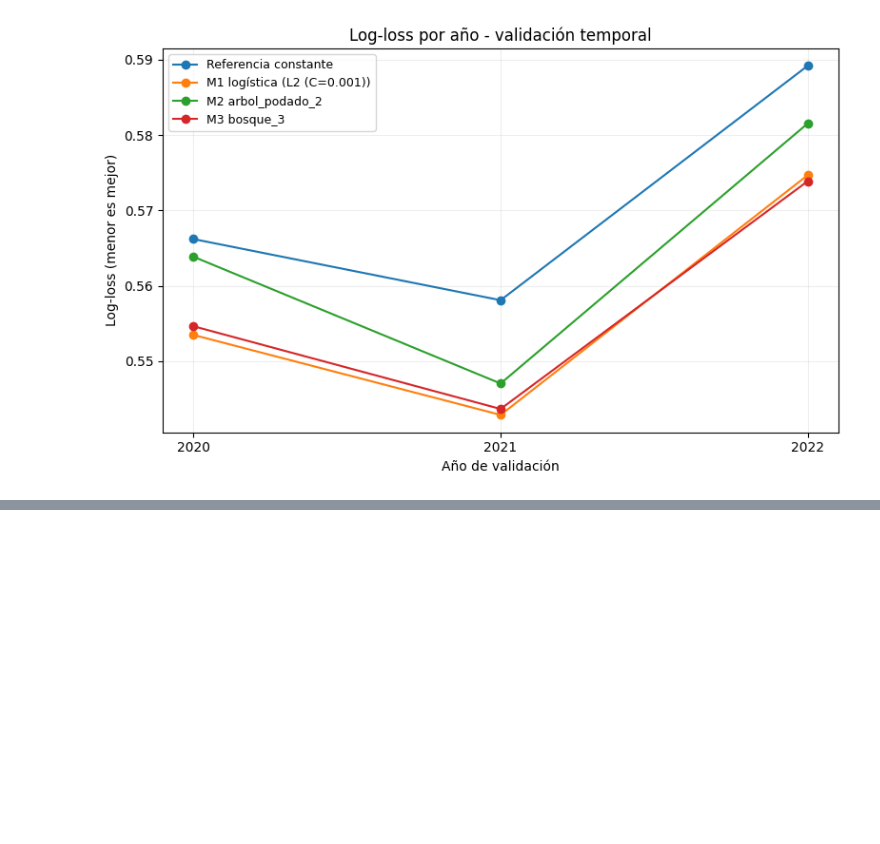
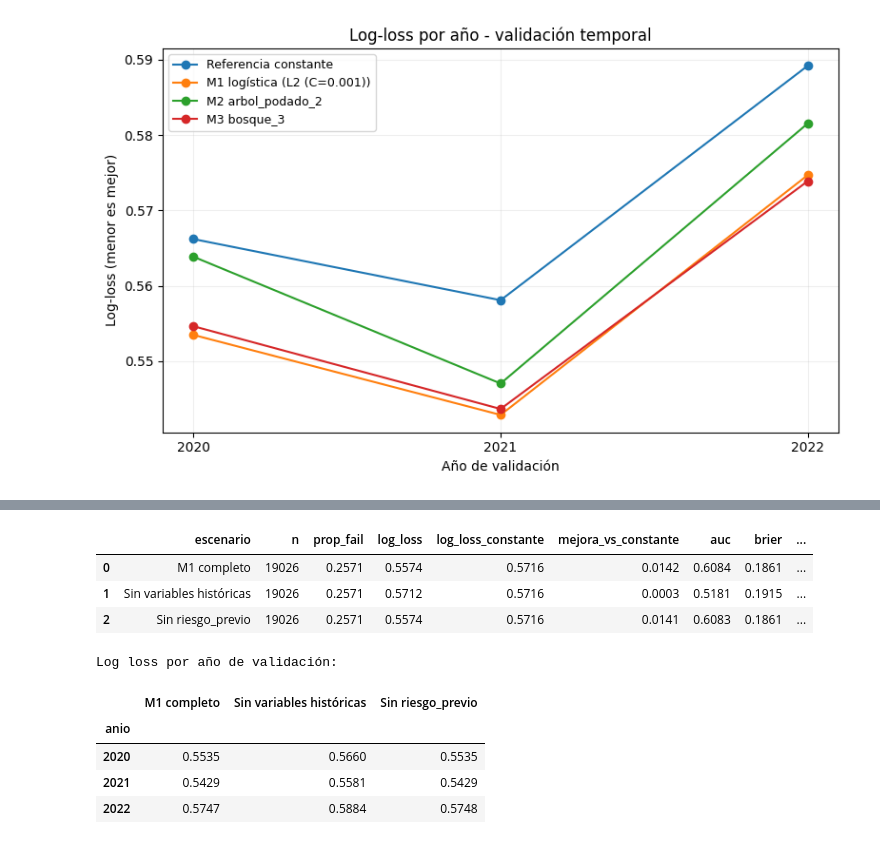
Before and after one commit to jpmondaca/Proyecto-Topicos, a Jupyter notebook: main.ipynb, the cells around one changed output, grey strips where cells are left out. Drawn from its saved outputs; the diff is of its cells as text; code cells hidden in the pictures; blank space fills up the shorter version.

```diff
--- a/main.ipynb
+++ b/main.ipynb
@@ -3643,0 +3709,45 @@ display(tabla_prueba_m1.round(4))
+# %%
+# =============================================================================
+# 10.1 Sensibilidad 1: ¿cuánto depende el modelo de la historia del local?
+# Se reajusta la misma logística ridge quitando grupos de predictores.
+# =============================================================================
+historicas = ["n_visitas_previas", "n_fail_previos", "prop_fail_previa",
+              "n_tipos_infraccion_previos", "meses_desde_ultima_visita"]
+
+escenarios_variables = {
+    "M1 completo": (numericas_m1, categoricas_m1),
+    "Sin variables históricas": (
+        [v for v in numericas_m1 if v not in historicas], categoricas_m1),
+    "Sin riesgo_previo": (
+        numericas_m1, [v for v in categoricas_m1 if v != "riesgo_previo"]),
+}
+
+predicciones_sens = {}
+for nombre, (numericas_esc, categoricas_esc) in escenarios_variables.items():
+    predicciones_sens[nombre] = validar_sens(numericas_esc, categoricas_esc)
+
+tabla_sens_variables = pd.DataFrame(
+    [resumir_sens(pred, nombre) for nombre, pred in predicciones_sens.items()])
+
+with pd.option_context("display.max_columns", None, "display.width", 250):
+    display(tabla_sens_variables.round(4))
+
+# Log loss por año de validación, para ver si el patrón se repite cada año
+log_loss_anual_sens = pd.DataFrame({
+    nombre: pred.groupby("anio").apply(
+        lambda g: log_loss(g["resultado"].eq(0).astype(int), g["p_fail"], labels=[0, 1]))
+    for nombre, pred in predicciones_sens.items()
+}).round(4)
+print("\nLog loss por año de validación:")
+display(log_loss_anual_sens)
+# %% [output]
+|  | escenario | n | prop_fail | log_loss | log_loss_constante | mejora_vs_constante | auc | brier | ... |
+| 0 | M1 completo | 19026 | 0.2571 | 0.5574 | 0.5716 | 0.0142 | 0.6084 | 0.1861 | ... |
+| 1 | Sin variables históricas | 19026 | 0.2571 | 0.5712 | 0.5716 | 0.0003 | 0.5181 | 0.1915 | ... |
+| 2 | Sin riesgo_previo | 19026 | 0.2571 | 0.5574 | 0.5716 | 0.0141 | 0.6083 | 0.1861 | ... |
+Log loss por año de validación:
+|  | M1 completo | Sin variables históricas | Sin riesgo_previo |
+| anio |  |  |  |
+| 2020 | 0.5535 | 0.5660 | 0.5535 |
+| 2021 | 0.5429 | 0.5581 | 0.5429 |
+| 2022 | 0.5747 | 0.5884 | 0.5748 |
```
Also changed, not shown: parts of 18 cells of this notebook.
